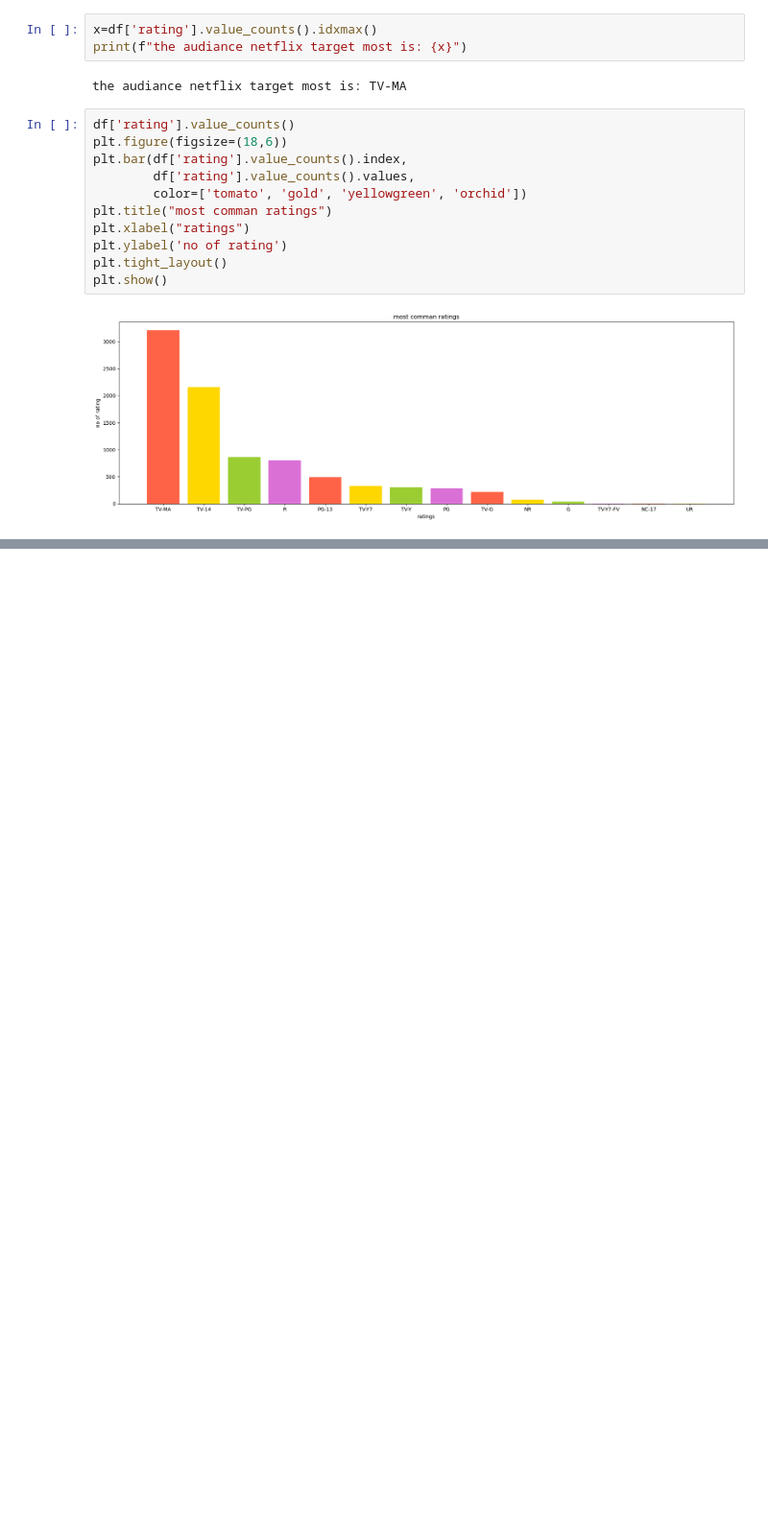
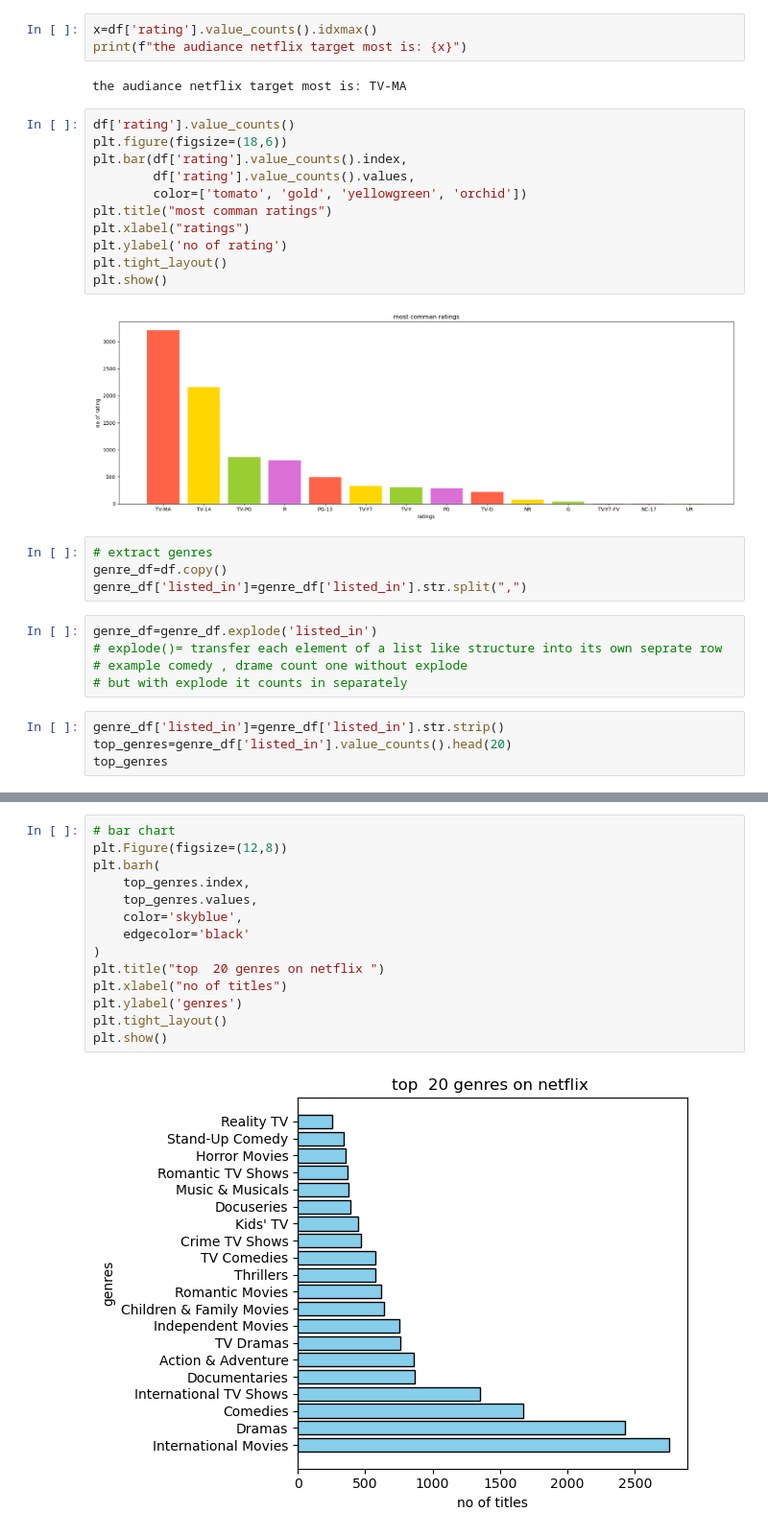
Before and after one commit to VikasBadal08/netflix_analys, a Jupyter notebook: eda.ipynb, the cells around one changed output, grey strips where cells are left out. Shown at 96% size. Drawn from its saved outputs; the diff is of its cells as text; blank space fills up the shorter version.

```diff
--- a/eda.ipynb
+++ b/eda.ipynb
@@ -165,3 +165,16 @@ plt.tight_layout()
 plt.show()
 # %% [output]
 [figure]
+# %%
+# extract genres
+genre_df=df.copy()
+genre_df['listed_in']=genre_df['listed_in'].str.split(",")
+# %%
+genre_df=genre_df.explode('listed_in')
+# explode()= transfer each element of a list like structure into its own seprate row
+# example comedy , drame count one without explode
+# but with explode it counts in separately
+# %%
+genre_df['listed_in']=genre_df['listed_in'].str.strip()
+top_genres=genre_df['listed_in'].value_counts().head(20)
+top_genres
@@ -167,0 +199,16 @@ plt.show()
+# %%
+# bar chart
+plt.Figure(figsize=(12,8))
+plt.barh(
+    top_genres.index,
+    top_genres.values,
+    color='skyblue',
+    edgecolor='black'
+)
+plt.title("top  20 genres on netflix ")
+plt.xlabel("no of titles")
+plt.ylabel('genres')
+plt.tight_layout()
+plt.show()
+# %% [output]
+[figure, added]
```
Also changed, not shown: parts of 9 cells of this notebook.
